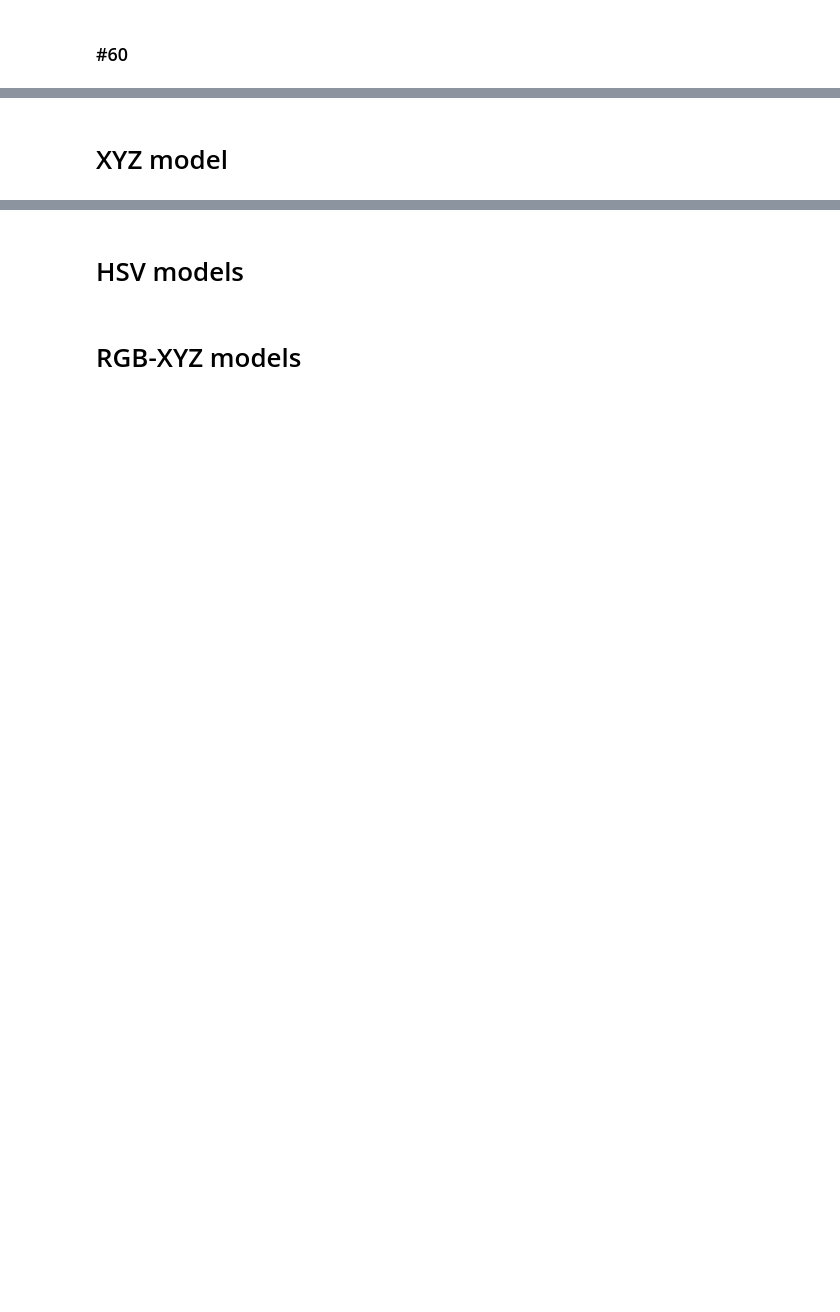
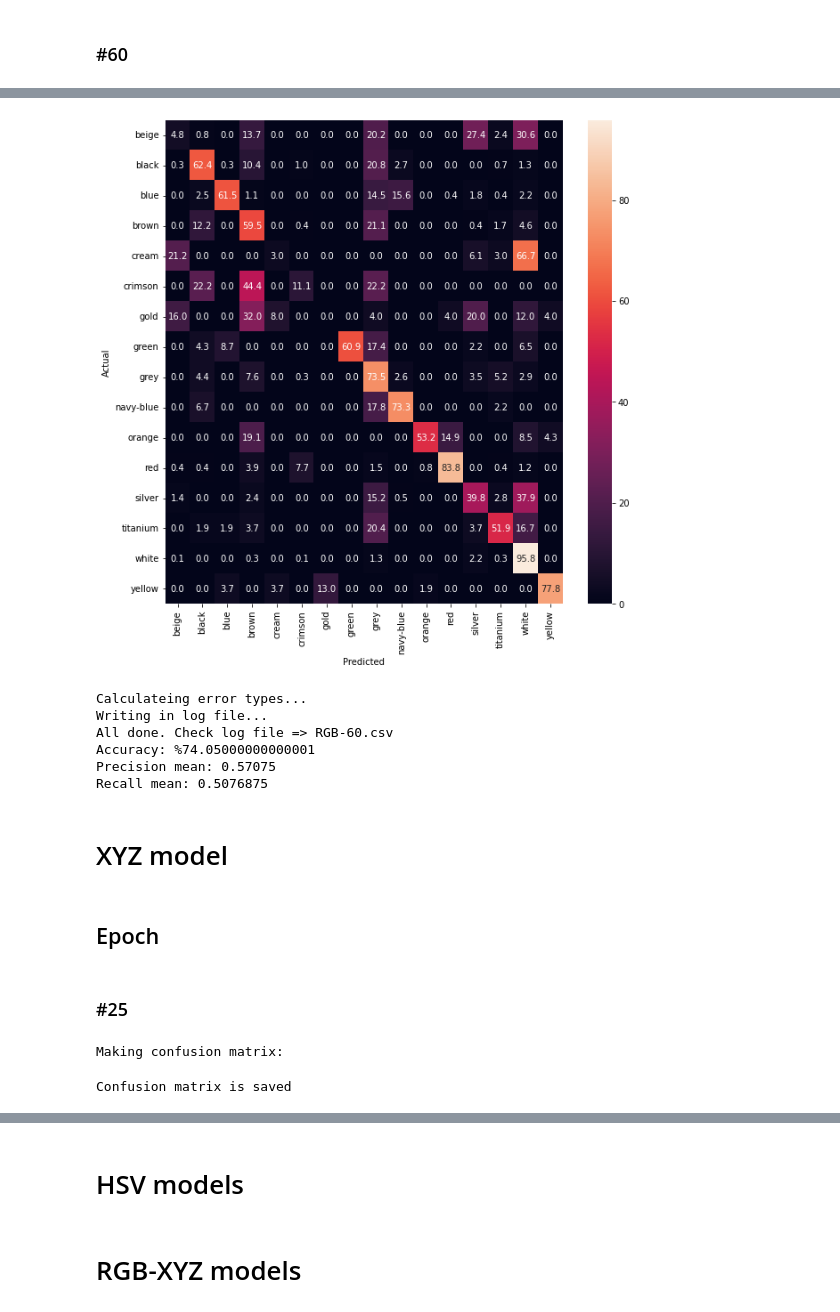
Before and after one commit to m-bashari-m/vehicle-color-recognition, a Jupyter notebook: src/6_best_model_and_analyze.ipynb, the cells around one changed output, grey strips where cells are left out. Cells and saved outputs as stored; diff of their text form; code cells hidden in the pictures; blank space fills up the shorter version.

```diff
--- a/src/6_best_model_and_analyze.ipynb
+++ b/src/6_best_model_and_analyze.ipynb
@@ -105,2 +161,27 @@ analyzer_?.plot_missclassified(base_class)
+# %%
+rgb_analyzer_60.plot_confusion_mat()
+rgb_analyzer_60.evaluate_model()
+# %% [output]
+[figure, added]
+Calculateing error types...
+Writing in log file...
+All done. Check log file => RGB-60.csv
+Accuracy: %74.05000000000001
+Precision mean: 0.57075
+Recall mean: 0.5076875
 # %% [markdown]
 # XYZ model
+# %% [markdown]
+## Epoch
+# %% [markdown]
+### #25
+# %%
+xyz_25 = get_model('xyz-model-25.h5')
+
+xyz_analyzer_25 = ErrorAnalyzer(model=xyz_25,
+                         model_name='XYZ-25',
+                         ds=val_ds,
+                         classes=classes)
+# %% [output]
+Making confusion matrix:
+Confusion matrix is saved
```
Also changed, not shown: parts of 31 cells of this notebook.
